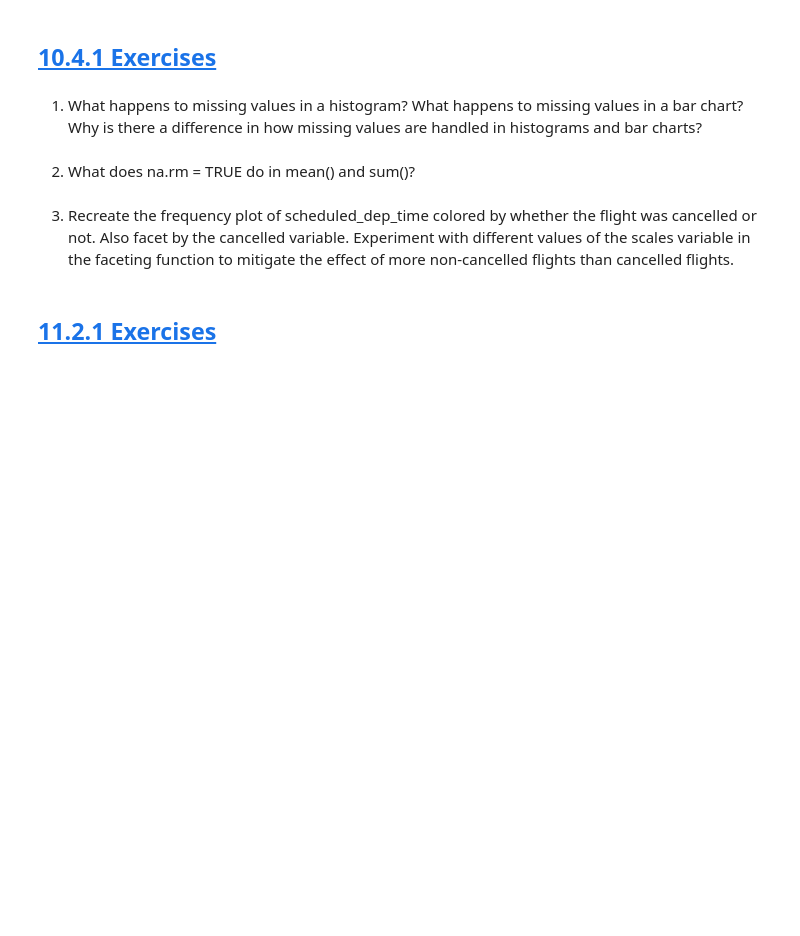
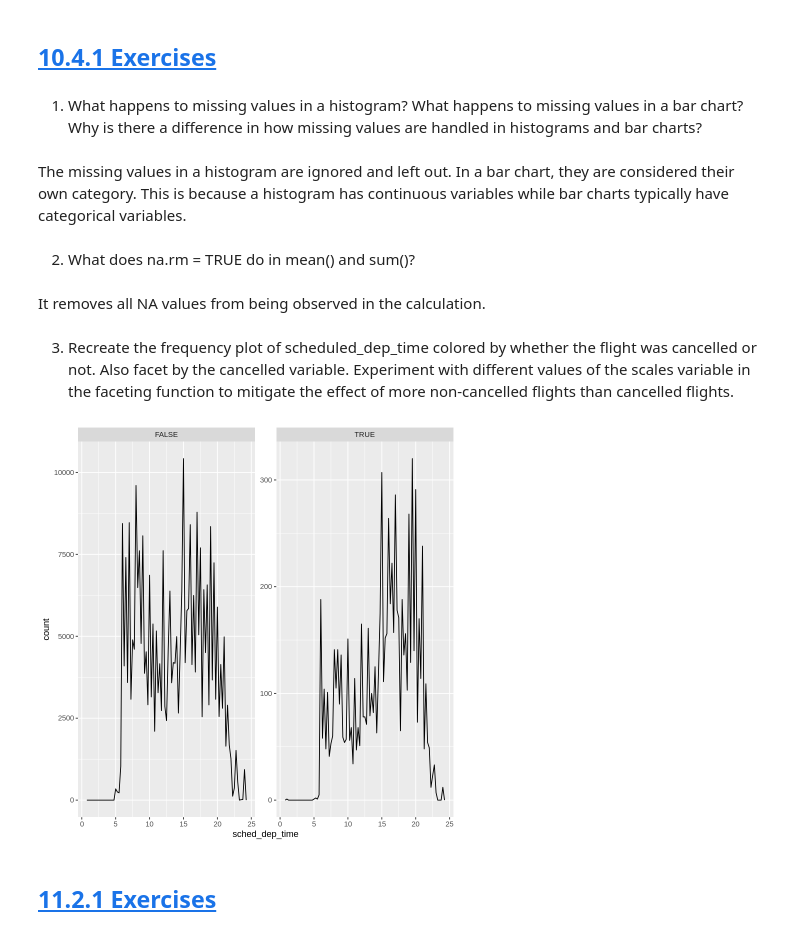
Before and after one commit to Brandy-Corwin/R-for-DS-exercises, a Jupyter notebook: Week_5_Assignments.ipynb, the cells around one changed output. Cells and saved outputs as stored; diff of their text form; code cells hidden in the pictures; blank space fills up the shorter version.

```diff
--- a/Week_5_Assignments.ipynb
+++ b/Week_5_Assignments.ipynb
@@ -373,10 +434,27 @@ ggplot(data = mpg, mapping = aes(x = cty, y = hwy)) +
 ## [10.4.1 Exercises](https://r4ds.hadley.nz/eda#exercises-1)
 # %% [markdown]
 1. What happens to missing values in a histogram? What happens to missing values in a bar chart? Why is there a difference in how missing values are handled in histograms and bar charts?
+# %% [markdown]
+The missing values in a histogram are ignored and left out. In a bar chart, they are considered their own category. This is because a histogram has continuous variables while bar charts typically have categorical variables.
 # %% [markdown]
 2. What does na.rm = TRUE do in mean() and sum()?
+# %% [markdown]
+It removes all NA values from being observed in the calculation.
 # %% [markdown]
 3. Recreate the frequency plot of scheduled_dep_time colored by whether the flight was cancelled or not. Also facet by the cancelled variable. Experiment with different values of the scales variable in the faceting function to mitigate the effect of more non-cancelled flights than cancelled flights.
+# %%
+nycflights13::flights |>
+  mutate(
+    cancelled = is.na(dep_time),
+    sched_hour = sched_dep_time %/% 100,
+    sched_min = sched_dep_time %% 100,
+    sched_dep_time = sched_hour + (sched_min / 60)
+  ) |>
+  ggplot(aes(x = sched_dep_time)) +
+  geom_freqpoly(binwidth = 1/4) +
+  facet_wrap(~cancelled, scales = "free_y")
+# %% [output]
+[figure, added]
 # %% [markdown]
 ## [11.2.1 Exercises](https://r4ds.hadley.nz/communication#exercises)
 # %% [markdown]
```
Also changed, not shown: parts of 8 cells of this notebook.
